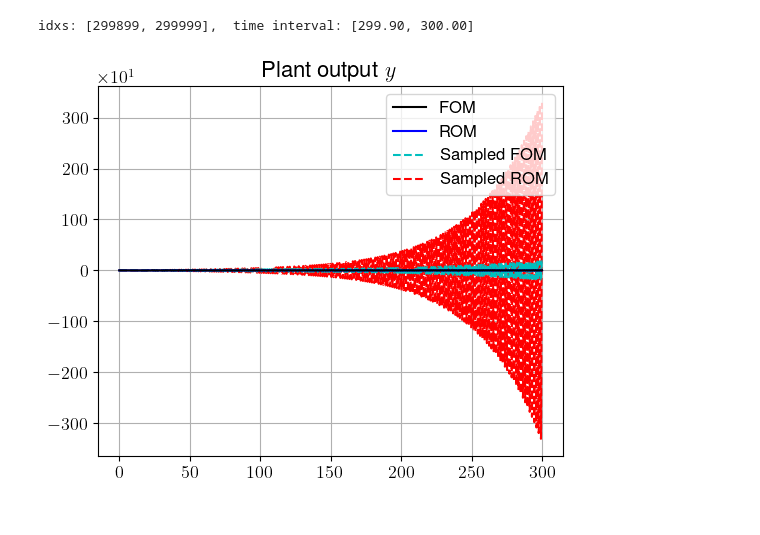
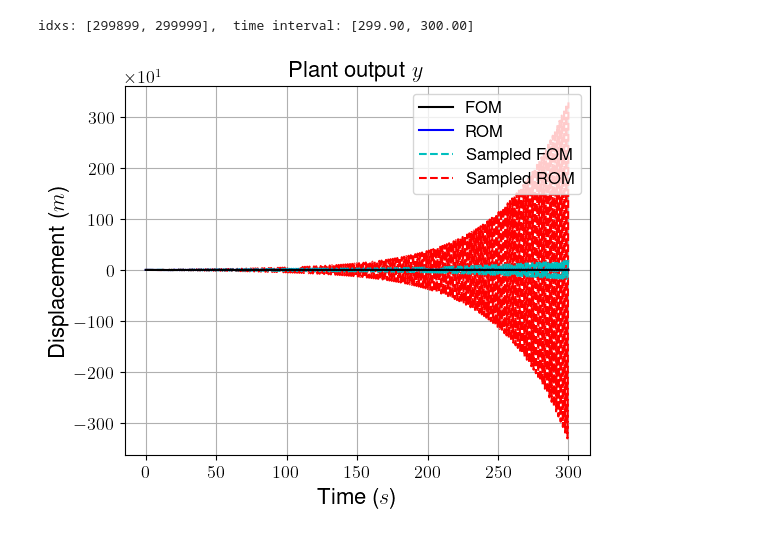
Before and after one commit to mavasbel/model_reduction, a Jupyter notebook: SDAMORExampleUnstaODESimulation.ipynb, the cells around one changed output. Cells and saved outputs as stored; diff of their text form; code cells hidden in the pictures.

```diff
--- a/SDAMORExampleUnstaODESimulation.ipynb
+++ b/SDAMORExampleUnstaODESimulation.ipynb
@@ -131,31 +131,33 @@ idxs: [299899, 299999],  time interval: [299.90, 300.00]
 # %%
 # Compute outputs
 tLims = [t_ini,t_fin]
 idxLims = range(numpy.where(tVec[:] >= tLims[0])[0][0], numpy.where(tVec[:] >= tLims[1])[0][0] + 1)
 
 yVecFOM = resultFOM.outputs[:,None].T
 yVecROM = resultROM.outputs[:,None].T
 
 yVecSampledFOM = massSpringSys.C[0:1,:] @ xpVecFOM
 yVecSampledROM = hatMassSpringSys.C[0:1,:] @ xpVecROM
 
 plt.plot(tVec[idxLims], yVecSampledROM[0, idxLims], 'r', label="Sampled ROM", linestyle='dashed')
 plt.plot(tVec[idxLims], yVecSampledFOM[0, idxLims], 'c', label="Sampled FOM", linestyle='dashed')
 plt.plot(tVec[idxLims], yVecROM[0, idxLims], 'b', label="ROM", linestyle='solid')
 plt.plot(tVec[idxLims], yVecFOM[0, idxLims], 'k', label="FOM", linestyle='solid')
 plt.ticklabel_format(axis='y', scilimits=(1,1))
 plt.tick_params(axis='y', labelsize=13)
 plt.tick_params(axis='x', labelsize=13)
 plt.gca().yaxis.get_offset_text().set_fontsize(13)
 plt.gca().xaxis.get_offset_text().set_fontsize(13)
 plt.title('Plant output $y$', fontsize=16)
+plt.xlabel('Time ($s$)', fontsize=16)
+plt.ylabel('Displacement ($m$)', fontsize=16)
 handles, labels = plt.gca().get_legend_handles_labels()
 handles_order = [3,2,1,0]
 plt.legend([handles[idx] for idx in handles_order],[labels[idx] for idx in handles_order],loc='upper right', fontsize=12)
 plt.grid()
 plt.gcf().set_figwidth(6)
 # plt.ylim([-20,20])
 plt.savefig('example_naive_mor_unstable.png', format='png', transparent=True, bbox_inches="tight", pad_inches=0.1)
 plt.show()
 # %% [output]
-[figure, old version]
+[figure, new version]
```
Also changed, not shown: 1 other file.
